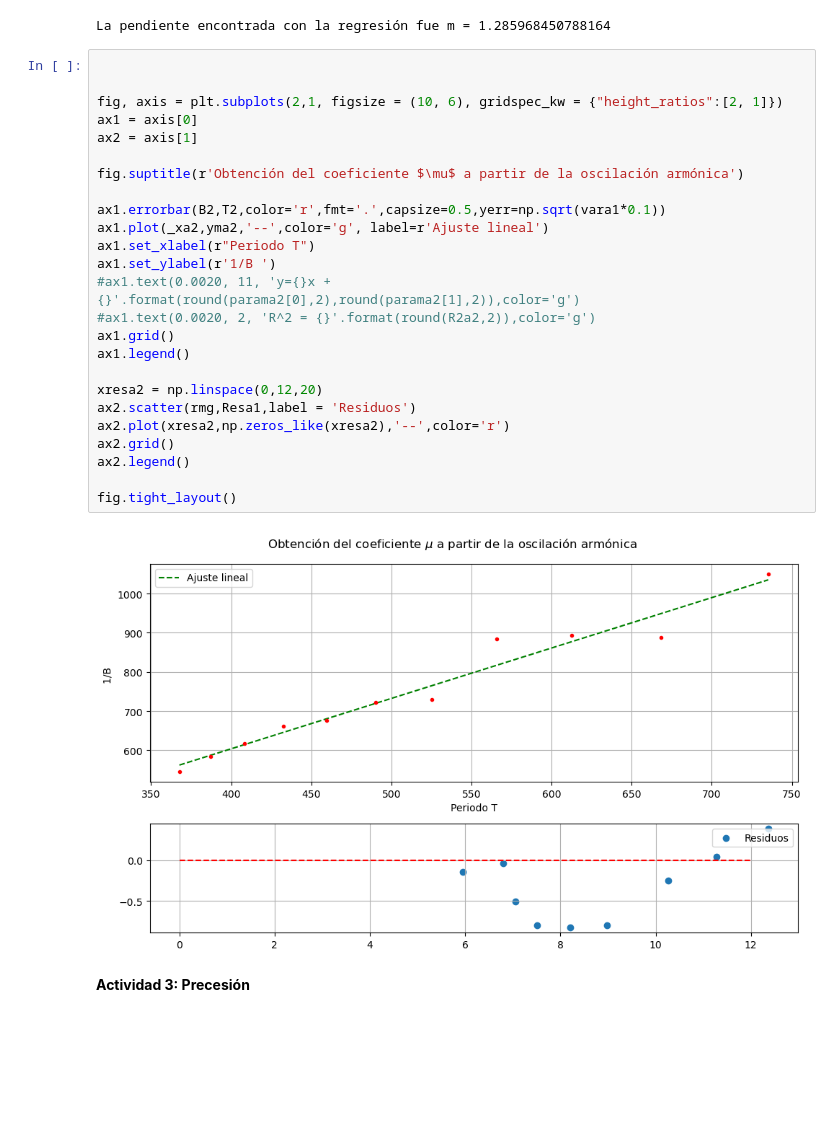
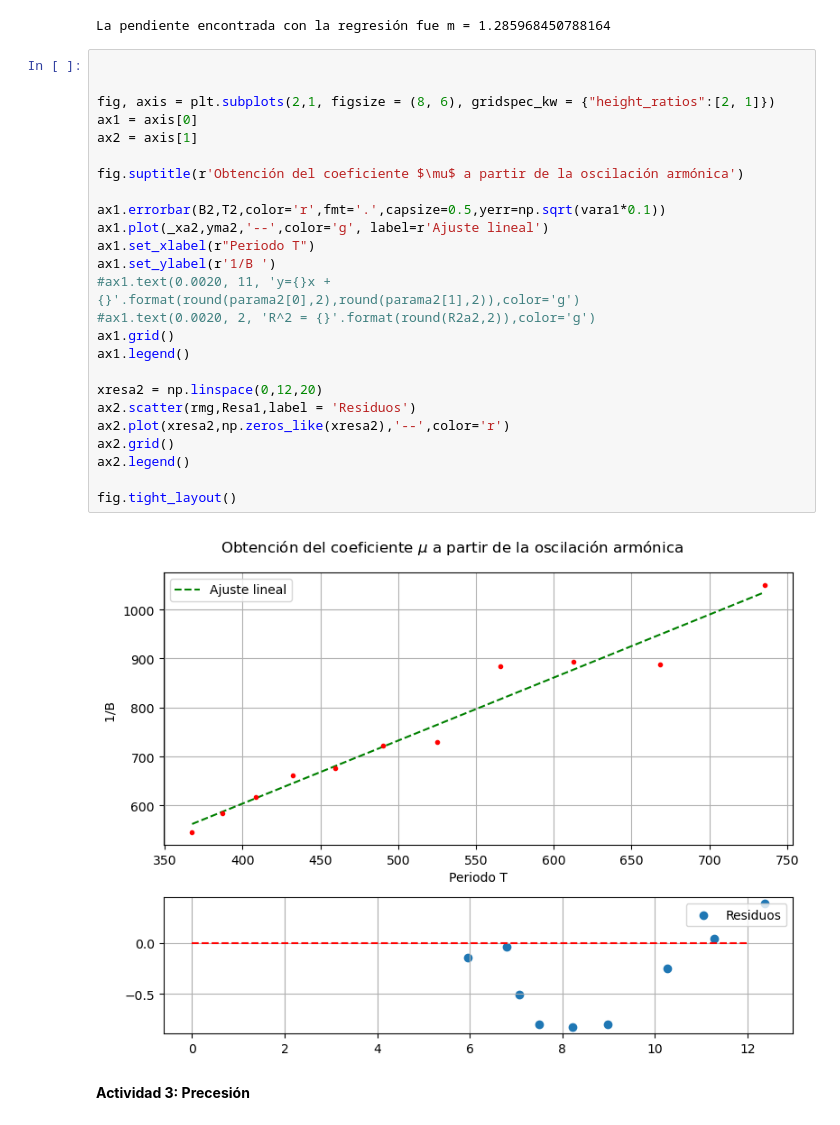
Before and after one commit to ccuellarn/Laboratorio-Intermedio---Pr-cticas20242, a Jupyter notebook: Torque magnético/Torque magnetico actividad 1,2,3.ipynb, the cells around one changed output. Cells and saved outputs as stored; diff of their text form; blank space fills up the shorter version.

```diff
--- a/Torque magnético/Torque magnetico actividad 1,2,3.ipynb
+++ b/Torque magnético/Torque magnetico actividad 1,2,3.ipynb
@@ -126,30 +126,30 @@ La pendiente encontrada con la regresión fue m = 1.285968450788164
 # %%
 
 
-fig, axis = plt.subplots(2,1, figsize = (10, 6), gridspec_kw = {"height_ratios":[2, 1]})
+fig, axis = plt.subplots(2,1, figsize = (8, 6), gridspec_kw = {"height_ratios":[2, 1]})
 ax1 = axis[0]
 ax2 = axis[1]
 
 fig.suptitle(r'Obtención del coeficiente $\mu$ a partir de la oscilación armónica')
 
 ax1.errorbar(B2,T2,color='r',fmt='.',capsize=0.5,yerr=np.sqrt(vara1*0.1))
 ax1.plot(_xa2,yma2,'--',color='g', label=r'Ajuste lineal')
 ax1.set_xlabel(r"Periodo T")
 ax1.set_ylabel(r'1/B ')
 #ax1.text(0.0020, 11, 'y={}x + {}'.format(round(parama2[0],2),round(parama2[1],2)),color='g')
 #ax1.text(0.0020, 2, 'R^2 = {}'.format(round(R2a2,2)),color='g')
 ax1.grid()
 ax1.legend()
 
 xresa2 = np.linspace(0,12,20)
 ax2.scatter(rmg,Resa1,label = 'Residuos')
 ax2.plot(xresa2,np.zeros_like(xresa2),'--',color='r')
 ax2.grid()
 ax2.legend()
 
 fig.tight_layout()
 # %% [output]
-[figure, old version]
+[figure, new version]
 # %% [markdown]
 **Actividad 3: Precesión**
 # %%
```
Also changed, not shown: parts of 4 cells of this notebook, 2 other files.
